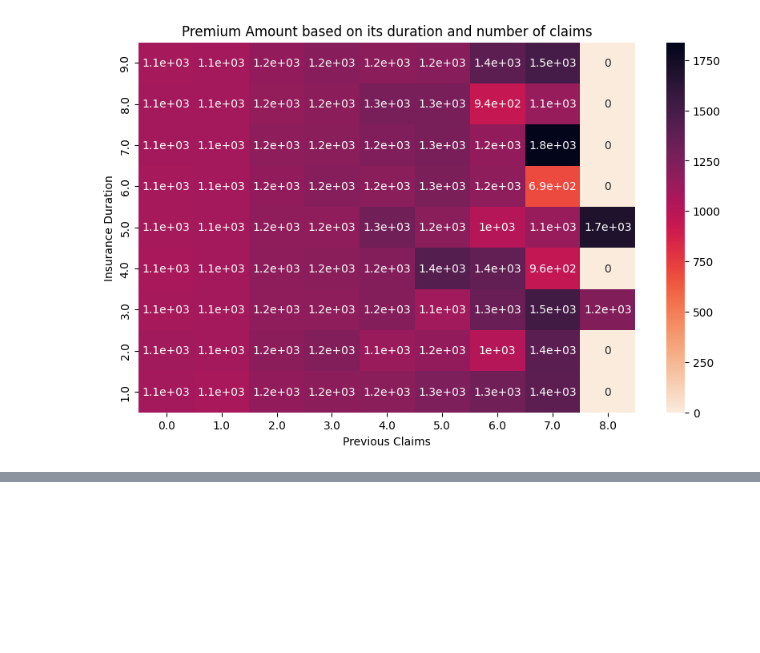
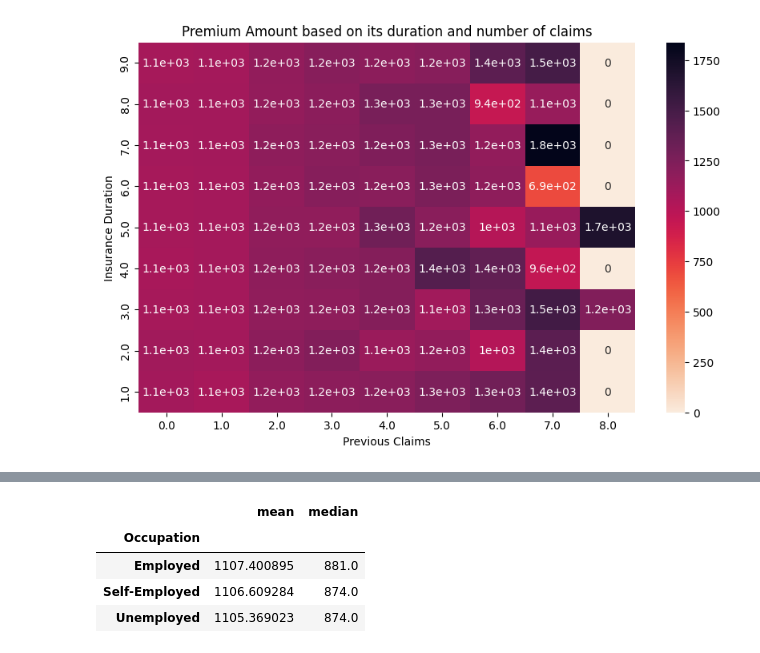
Before and after one commit to GhosTHaise/regression-insurance-dataset, a Jupyter notebook: catboost-optuna.ipynb, the cells around one changed output, grey strips where cells are left out. Saved outputs shown, nothing was run; the diff lists cells and outputs as text; code cells hidden in the pictures; blank space fills up the shorter version.

```diff
--- a/catboost-optuna.ipynb
+++ b/catboost-optuna.ipynb
@@ -172,0 +181,8 @@ Text(0.5, 1.0, 'Premium Amount based on its duration and number of claims')
+# %%
+df_train.groupby("Occupation")['Premium Amount'].agg(['mean','median'])
+# %% [output]
+|  | mean | median |
+| Occupation |  |  |
+| Employed | 1107.400895 | 881.0 |
+| Self-Employed | 1106.609284 | 874.0 |
+| Unemployed | 1105.369023 | 874.0 |
```
Also changed, not shown: parts of 1 cell of this notebook.
